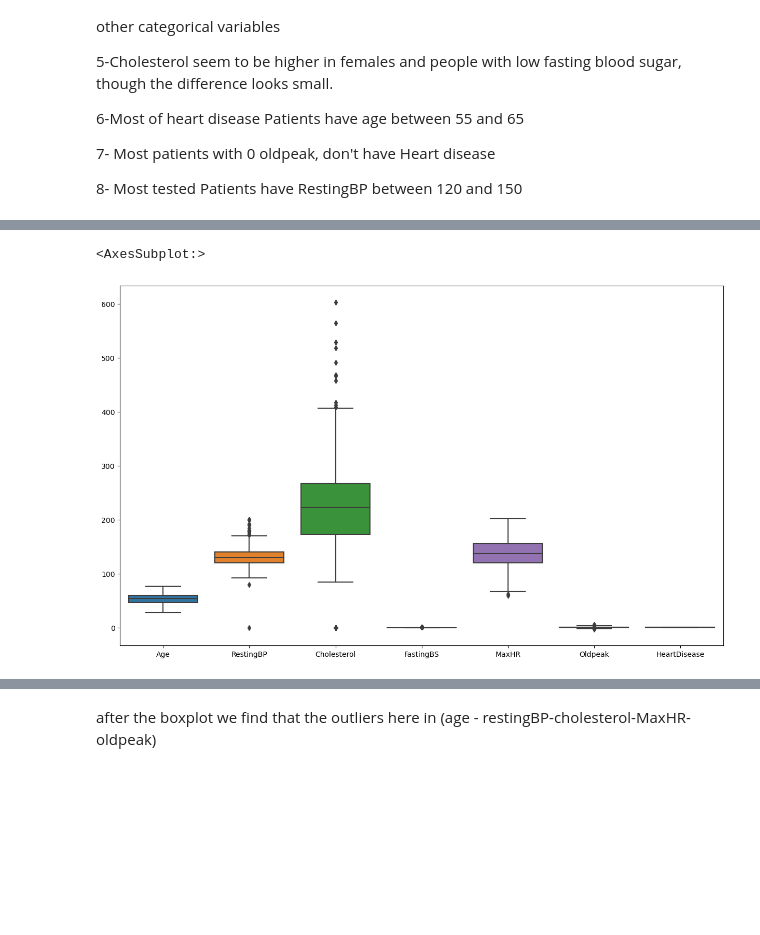
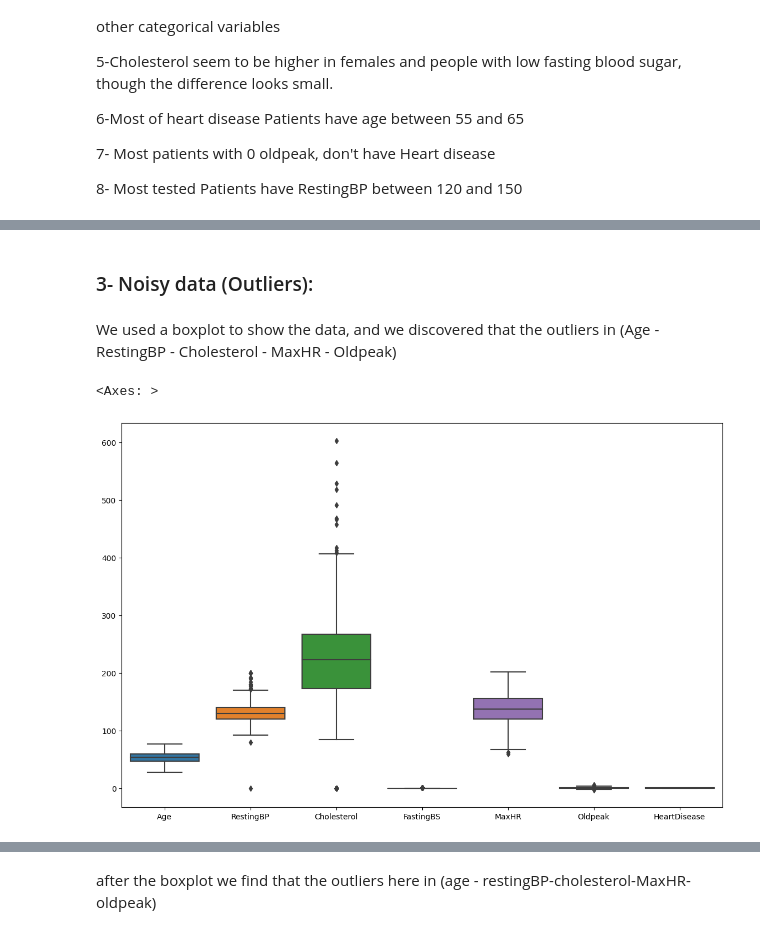
Before and after one commit to sara81a/Heart-Disease-Classification, a Jupyter notebook: Phase1/dataDescription.ipynb, the cells around one changed output, grey strips where cells are left out. Saved outputs shown, nothing was run; the diff lists cells and outputs as text; code cells hidden in the pictures; blank space fills up the shorter version.

```diff
--- a/Phase1/dataDescription.ipynb
+++ b/Phase1/dataDescription.ipynb
@@ -301,6 +342,10 @@ The trend is inconsistent for individuals with TA.
+# %% [markdown]
+### 3- Noisy data (Outliers):
+# %% [markdown]
+We used a boxplot to show the data, and we discovered that the outliers in (Age - RestingBP - Cholesterol - MaxHR - Oldpeak)
 # %%
-plt.figure(figsize=(15,9))
+plt.figure(figsize=(14,9))
 sns.boxplot(data=df)
 # %% [output]
-<AxesSubplot:>
+<Axes: >
-[figure, old version]
+[figure, new version]
```
Also changed, not shown: parts of 20 cells of this notebook, 1 other file.
